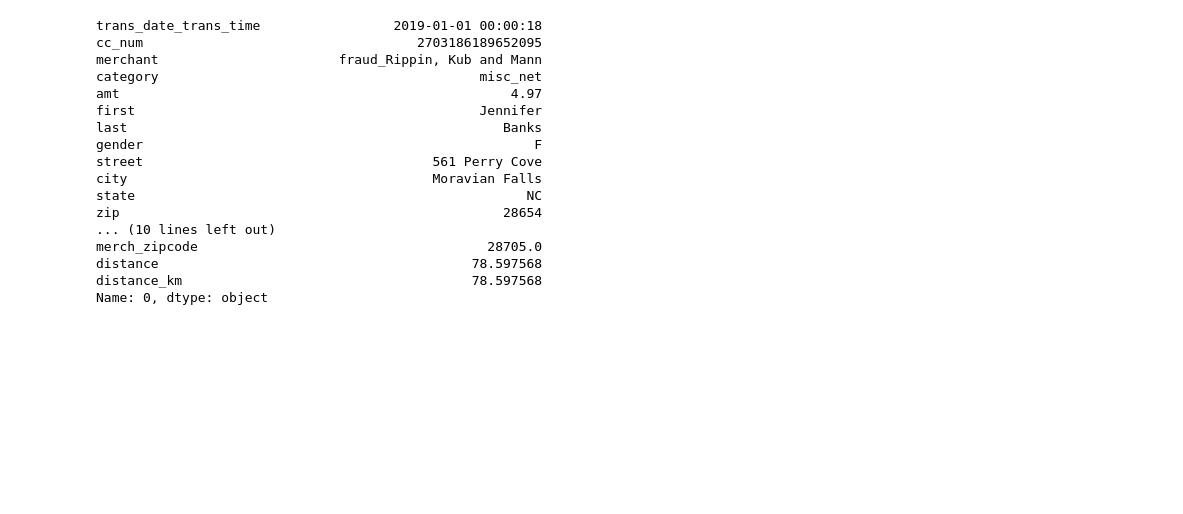
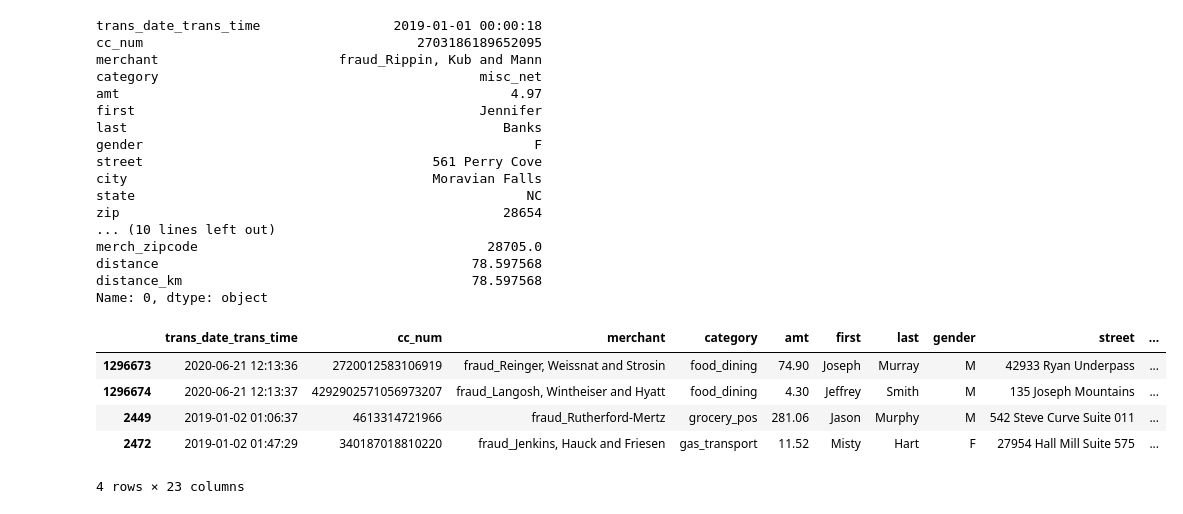
Before and after one commit to ZeeTsing/IS5126_final_group, a Jupyter notebook: notebook/Quickstart Kaggle data + simple EDA.ipynb, the cells around one changed output. Drawn from its saved outputs; the diff is of its cells as text; code cells hidden in the pictures; blank space fills up the shorter version.

Commit message:
add predictor

```diff
--- a/notebook/Quickstart Kaggle data + simple EDA.ipynb
+++ b/notebook/Quickstart Kaggle data + simple EDA.ipynb
@@ -232,3 +232,17 @@ df[[ 'cc_num', 'merchant', 'category', 'amt',
        'long', 'city_pop', 'job', 'dob', 'trans_num', 'unix_time', 'merch_lat',
        'merch_long', 'is_fraud', 'merch_zipcode', 'trans_datetime', 'age','distance_km',
        'full_name']].to_csv(os.path.join(current_path, '..', outpath), header=True, index=False)
+# %%
+df0 = pd.read_csv(os.path.join(current_path, '..', data_path)).iloc[:,1:]
+df0.iloc[:4].to_csv(os.path.join(current_path, '..', "test_predict.csv"), header=True, index=False)
+# %%
+sample_df = pd.DataFrame(pd.concat([df0[df0.is_fraud==0].iloc[-2:],df0[df0.is_fraud==1].iloc[:2]]))
+# %%
+sample_df
+# %% [output]
+|  | trans_date_trans_time | cc_num | merchant | category | amt | first | last | gender | street | ... |
+| 1296673 | 2020-06-21 12:13:36 | 2720012583106919 | fraud_Reinger, Weissnat and Strosin | food_dining | 74.90 | Joseph | Murray | M | 42933 Ryan Underpass | ... |
+| 1296674 | 2020-06-21 12:13:37 | 4292902571056973207 | fraud_Langosh, Wintheiser and Hyatt | food_dining | 4.30 | Jeffrey | Smith | M | 135 Joseph Mountains | ... |
+| 2449 | 2019-01-02 01:06:37 | 4613314721966 | fraud_Rutherford-Mertz | grocery_pos | 281.06 | Jason | Murphy | M | 542 Steve Curve Suite 011 | ... |
+| 2472 | 2019-01-02 01:47:29 | 340187018810220 | fraud_Jenkins, Hauck and Friesen | gas_transport | 11.52 | Misty | Hart | F | 27954 Hall Mill Suite 575 | ... |
+4 rows × 23 columns
```
Also changed, not shown: 7 other files.
